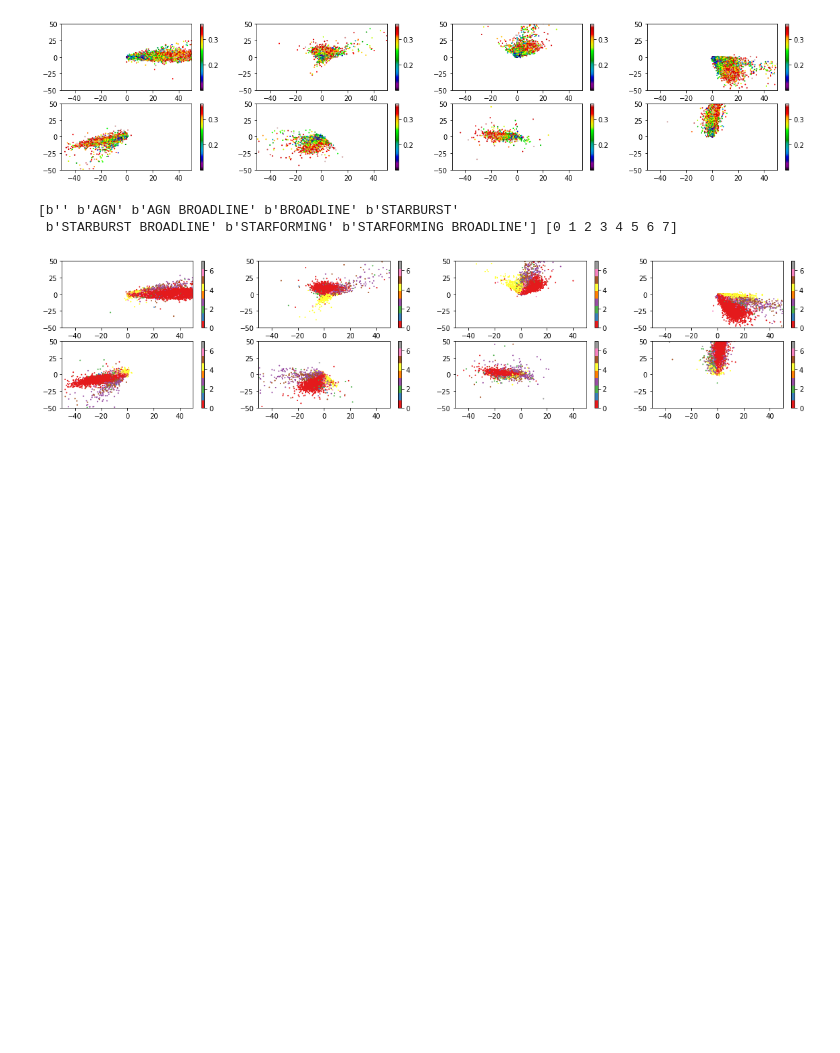
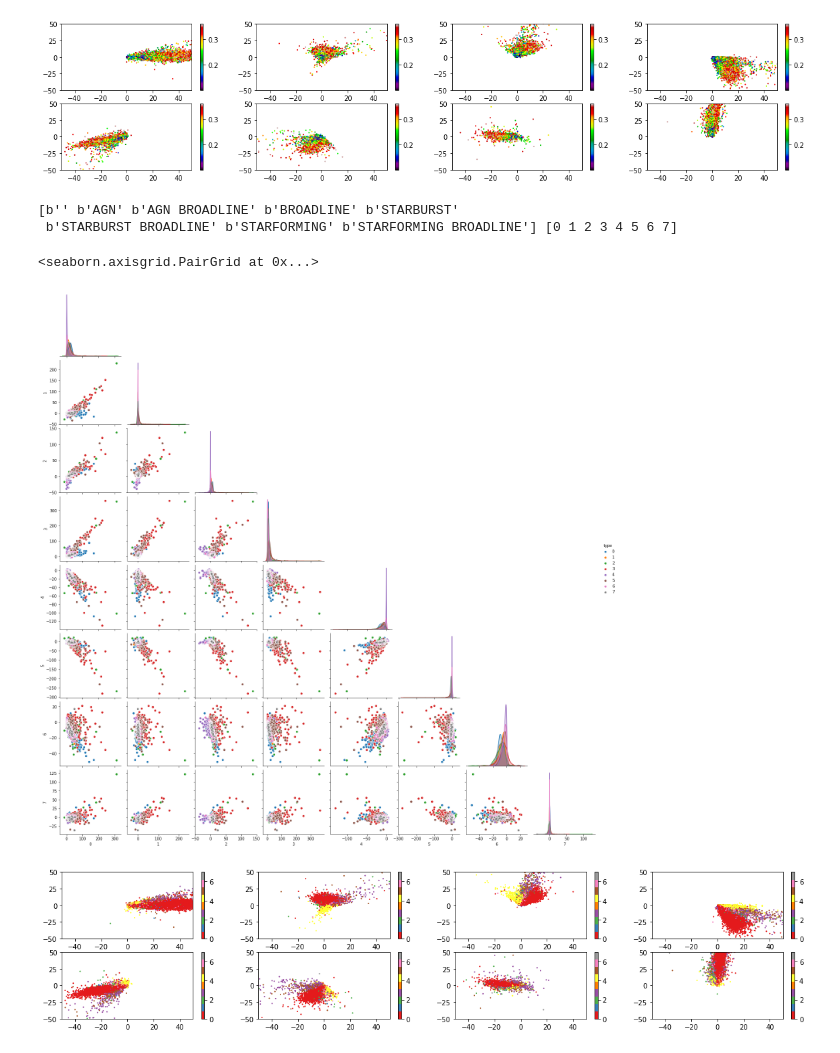
Before and after one commit to AlexGKim/SDSS_PAE, a Jupyter notebook: notebooks/Analyze_AE.ipynb, the cells around one changed output. Drawn from its saved outputs; the diff is of its cells as text; code cells hidden in the pictures; blank space fills up the shorter version.

```diff
--- a/notebooks/Analyze_AE.ipynb
+++ b/notebooks/Analyze_AE.ipynb
@@ -123,6 +130,13 @@ print(le.classes_, le.transform(le.classes_))
 # %% [output]
 [b'' b'AGN' b'AGN BROADLINE' b'BROADLINE' b'STARBURST'
  b'STARBURST BROADLINE' b'STARFORMING' b'STARFORMING BROADLINE'] [0 1 2 3 4 5 6 7]
+# %%
+df=pd.DataFrame(encoded_valid)
+df['type']=le.transform(valid_data['arr_7'])
+sns.pairplot(df, corner=True, hue='type')
+# %% [output]
+<seaborn.axisgrid.PairGrid at 0x...>
+[figure, added]
 # %%
 lims = 50
 
```
Also changed, not shown: parts of 12 cells of this notebook, 4 other files.
